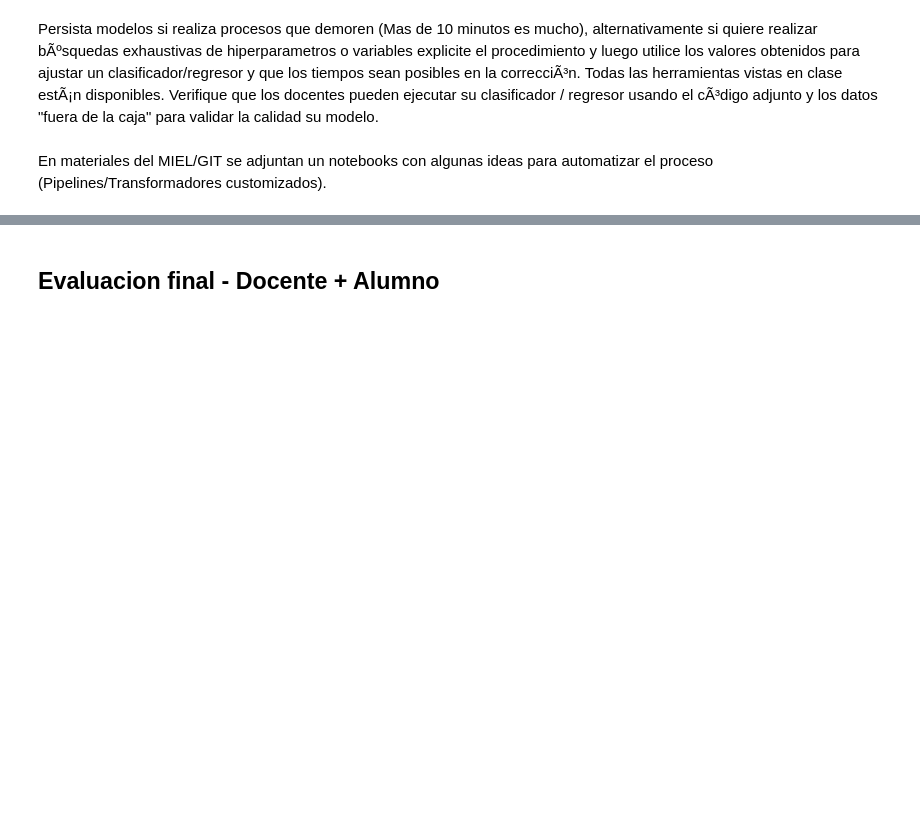
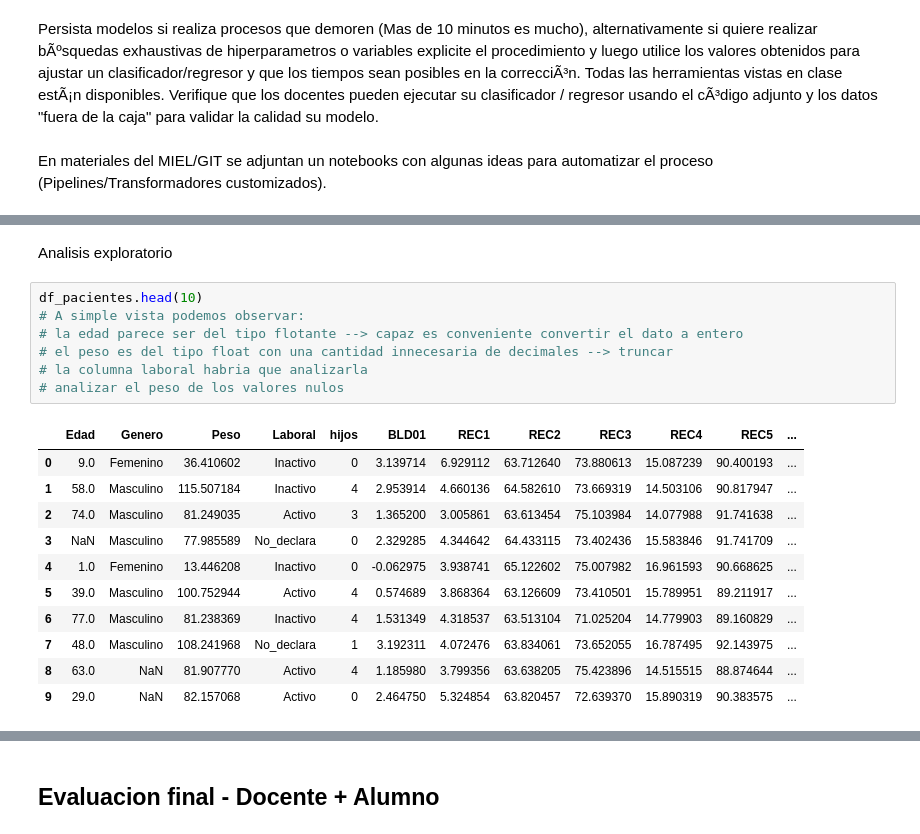
Before and after one commit to miroagustin/CienciaDeDatos1Q2025, a Jupyter notebook: ParcialTP1C-2025.ipynb, the cells around one changed output, grey strips where cells are left out. Cells and saved outputs as stored; diff of their text form; blank space fills up the shorter version.

```diff
--- a/ParcialTP1C-2025.ipynb
+++ b/ParcialTP1C-2025.ipynb
@@ -37,0 +48,21 @@ En materiales del MIEL/GIT se adjuntan un notebooks con algunas ideas para autom
+# %% [markdown]
+Analisis exploratorio
+# %%
+df_pacientes.head(10)
+# A simple vista podemos observar:
+# la edad parece ser del tipo flotante --> capaz es conveniente convertir el dato a entero
+# el peso es del tipo float con una cantidad innecesaria de decimales --> truncar
+# la columna laboral habria que analizarla
+# analizar el peso de los valores nulos
+# %% [output]
+|  | Edad | Genero | Peso | Laboral | hijos | BLD01 | REC1 | REC2 | REC3 | REC4 | REC5 | ... |
+| 0 | 9.0 | Femenino | 36.410602 | Inactivo | 0 | 3.139714 | 6.929112 | 63.712640 | 73.880613 | 15.087239 | 90.400193 | ... |
+| 1 | 58.0 | Masculino | 115.507184 | Inactivo | 4 | 2.953914 | 4.660136 | 64.582610 | 73.669319 | 14.503106 | 90.817947 | ... |
+| 2 | 74.0 | Masculino | 81.249035 | Activo | 3 | 1.365200 | 3.005861 | 63.613454 | 75.103984 | 14.077988 | 91.741638 | ... |
+| 3 | NaN | Masculino | 77.985589 | No_declara | 0 | 2.329285 | 4.344642 | 64.433115 | 73.402436 | 15.583846 | 91.741709 | ... |
+| 4 | 1.0 | Femenino | 13.446208 | Inactivo | 0 | -0.062975 | 3.938741 | 65.122602 | 75.007982 | 16.961593 | 90.668625 | ... |
+| 5 | 39.0 | Masculino | 100.752944 | Activo | 4 | 0.574689 | 3.868364 | 63.126609 | 73.410501 | 15.789951 | 89.211917 | ... |
+| 6 | 77.0 | Masculino | 81.238369 | Inactivo | 4 | 1.531349 | 4.318537 | 63.513104 | 71.025204 | 14.779903 | 89.160829 | ... |
+| 7 | 48.0 | Masculino | 108.241968 | No_declara | 1 | 3.192311 | 4.072476 | 63.834061 | 73.652055 | 16.787495 | 92.143975 | ... |
+| 8 | 63.0 | NaN | 81.907770 | Activo | 4 | 1.185980 | 3.799356 | 63.638205 | 75.423896 | 14.515515 | 88.874644 | ... |
+| 9 | 29.0 | NaN | 82.157068 | Activo | 0 | 2.464750 | 5.324854 | 63.820457 | 72.639370 | 15.890319 | 90.383575 | ... |
```
Also changed, not shown: parts of 8 cells of this notebook.
